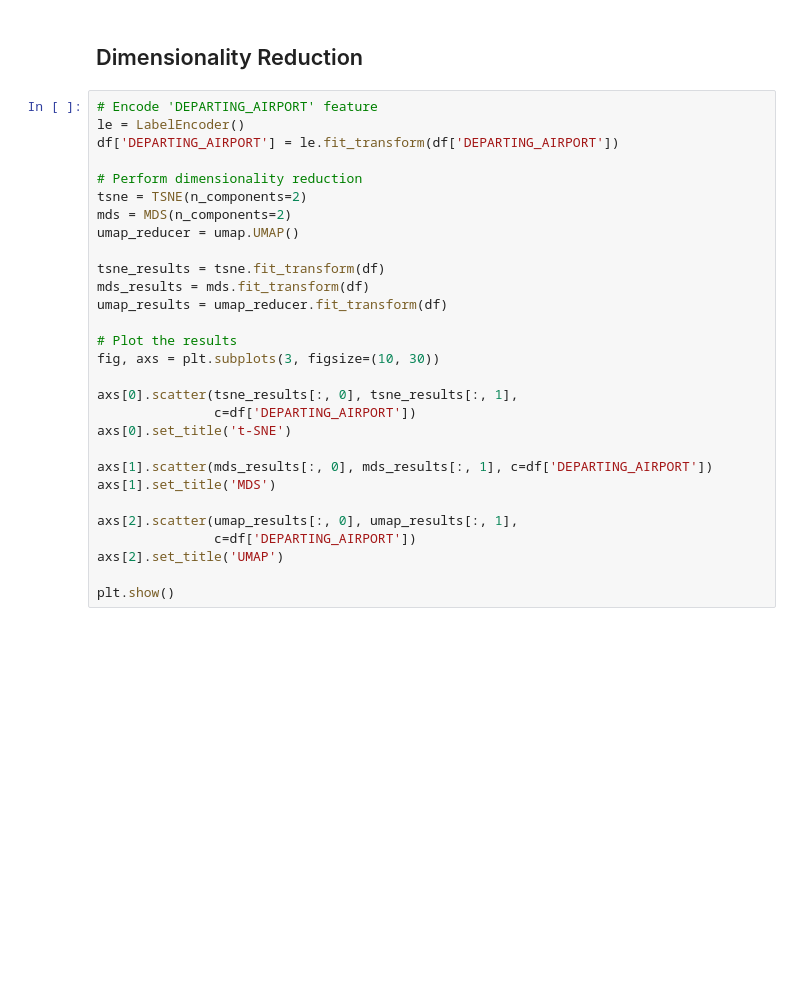
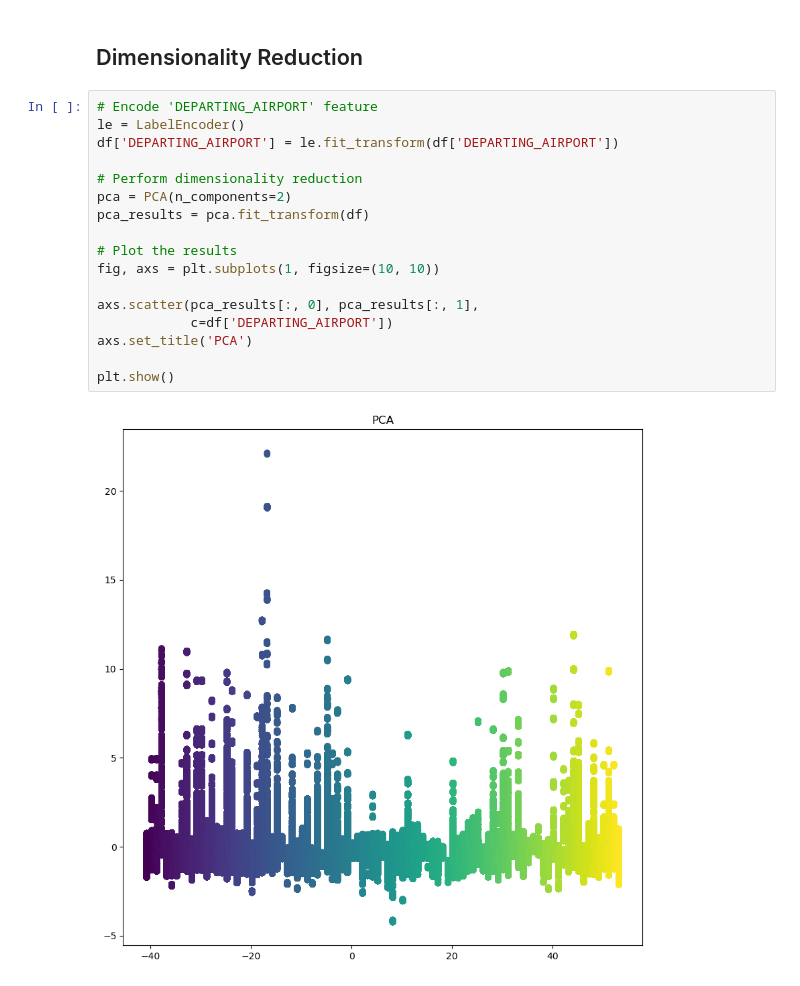
Before and after one commit to KiranSmelser/flight-delay-predictor, a Jupyter notebook: main.ipynb, the cells around one changed output. Cells and saved outputs as stored; diff of their text form; blank space fills up the shorter version.

```diff
--- a/main.ipynb
+++ b/main.ipynb
@@ -85,29 +84,19 @@ df[['PRCP', 'SNOW', 'SNWD', 'TMAX', 'AWND', 'DEP_DEL15']] = scaler.fit_transform
 # %%
 # Encode 'DEPARTING_AIRPORT' feature
 le = LabelEncoder()
 df['DEPARTING_AIRPORT'] = le.fit_transform(df['DEPARTING_AIRPORT'])
 
 # Perform dimensionality reduction
-tsne = TSNE(n_components=2)
-mds = MDS(n_components=2)
-umap_reducer = umap.UMAP()
-
-tsne_results = tsne.fit_transform(df)
-mds_results = mds.fit_transform(df)
-umap_results = umap_reducer.fit_transform(df)
+pca = PCA(n_components=2)
+pca_results = pca.fit_transform(df)
 
 # Plot the results
-fig, axs = plt.subplots(3, figsize=(10, 30))
+fig, axs = plt.subplots(1, figsize=(10, 10))
 
-axs[0].scatter(tsne_results[:, 0], tsne_results[:, 1],
-               c=df['DEPARTING_AIRPORT'])
-axs[0].set_title('t-SNE')
-
-axs[1].scatter(mds_results[:, 0], mds_results[:, 1], c=df['DEPARTING_AIRPORT'])
-axs[1].set_title('MDS')
-
-axs[2].scatter(umap_results[:, 0], umap_results[:, 1],
-               c=df['DEPARTING_AIRPORT'])
-axs[2].set_title('UMAP')
+axs.scatter(pca_results[:, 0], pca_results[:, 1],
+            c=df['DEPARTING_AIRPORT'])
+axs.set_title('PCA')
 
 plt.show()
+# %% [output]
+[figure, added]
```
Also changed, not shown: parts of 4 cells of this notebook, 1 other file.
